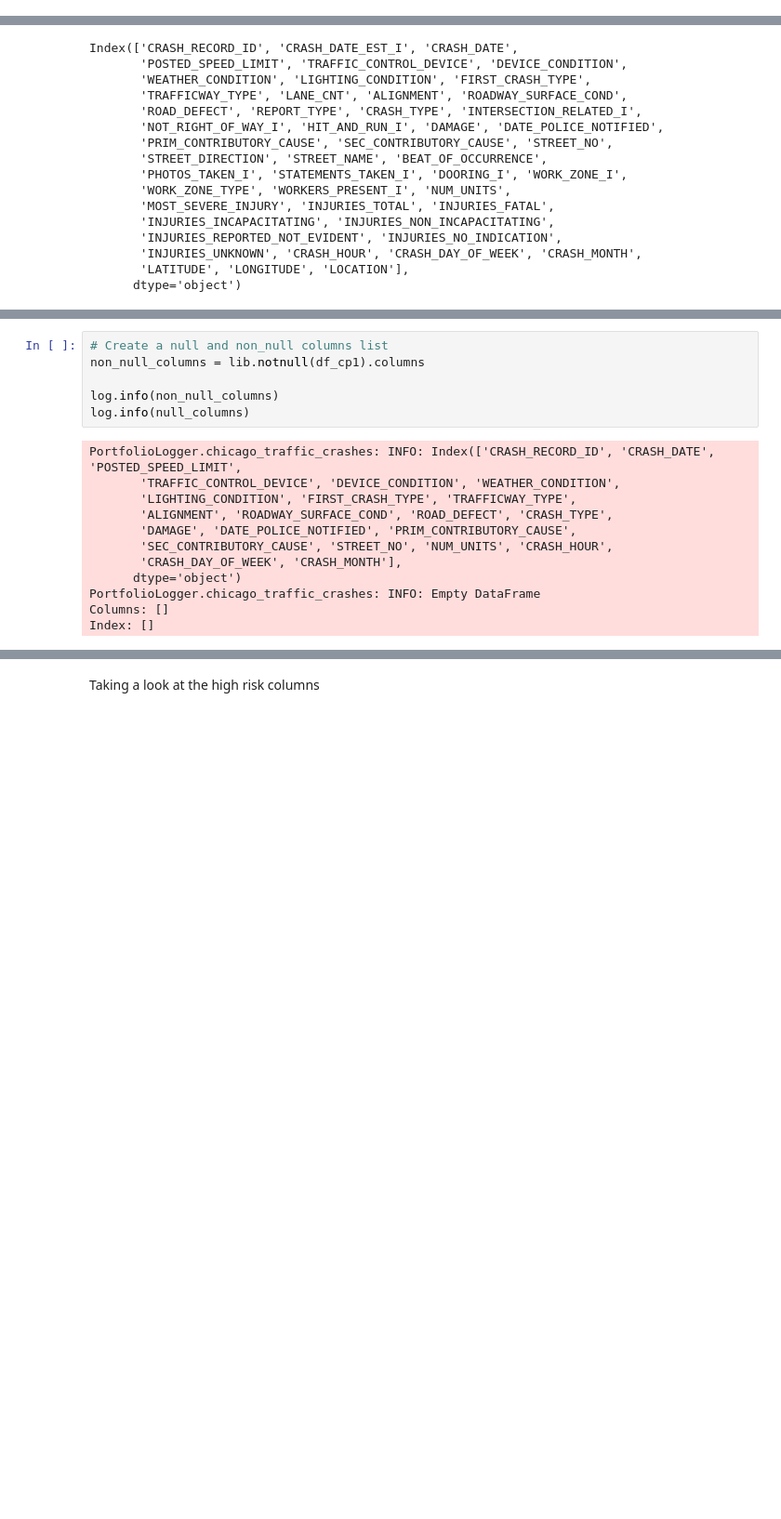
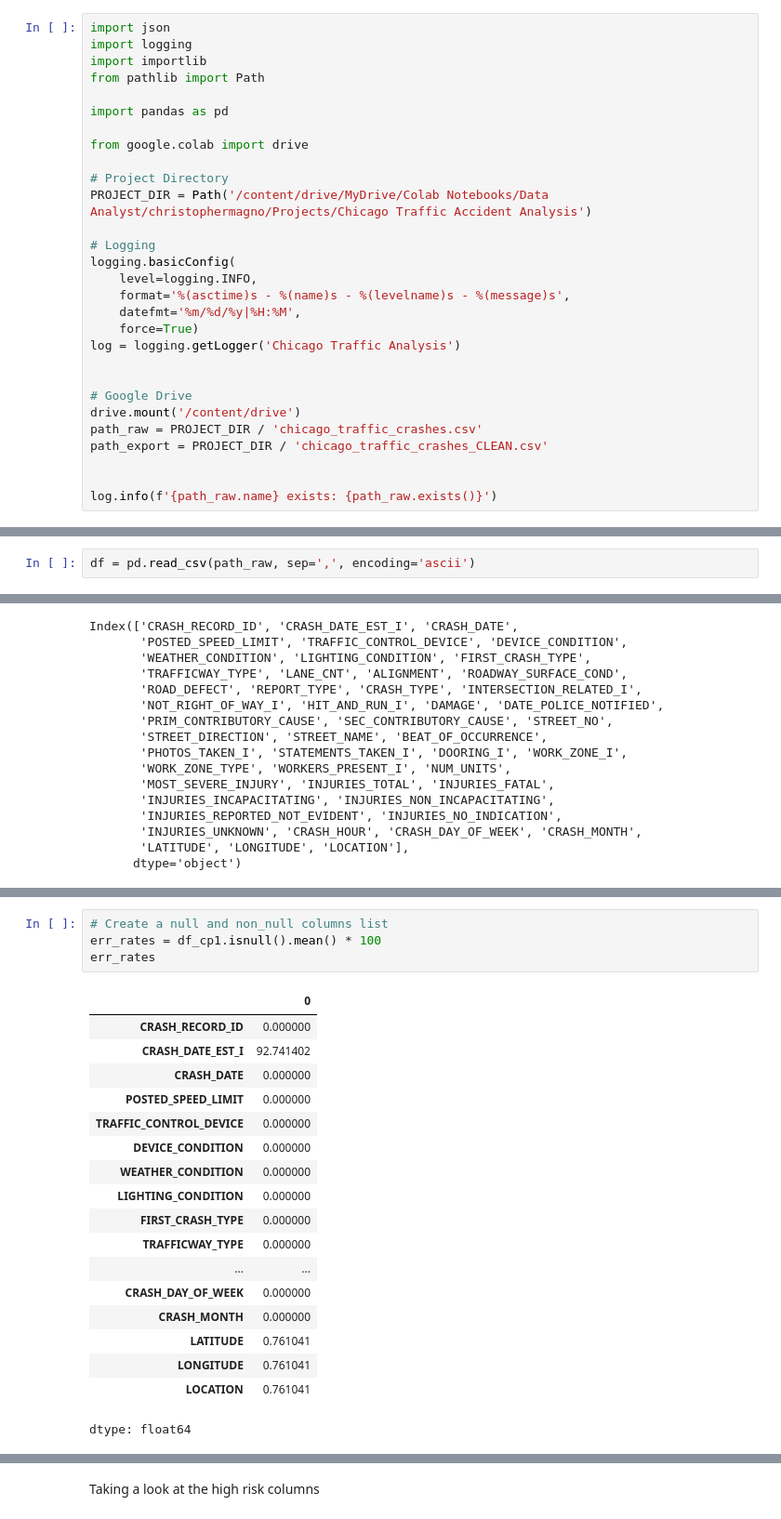
Before and after one commit to christophermagno/christophermagno, a Jupyter notebook: Projects/Chicago Traffic Accident Analysis/chicago_traffic_crashes.ipynb, the cells around one changed output, grey strips where cells are left out. Shown at 93% size. Drawn from its saved outputs; the diff is of its cells as text; blank space fills up the shorter version.

```diff
--- a/Projects/Chicago Traffic Accident Analysis/chicago_traffic_crashes.ipynb
+++ b/Projects/Chicago Traffic Accident Analysis/chicago_traffic_crashes.ipynb
@@ -41,0 +27,29 @@ log = lib.getLogger(project.name)
+# %%
+import json
+import logging
+import importlib
+from pathlib import Path
+
+import pandas as pd
+
+from google.colab import drive
+
+# Project Directory
+PROJECT_DIR = Path('/content/drive/MyDrive/Colab Notebooks/Data Analyst/christophermagno/Projects/Chicago Traffic Accident Analysis')
+
+# Logging
+logging.basicConfig(
+    level=logging.INFO,
+    format='%(asctime)s - %(name)s - %(levelname)s - %(message)s',
+    datefmt='%m/%d/%y|%H:%M',
+    force=True)
+log = logging.getLogger('Chicago Traffic Analysis')
+
+
+# Google Drive
+drive.mount('/content/drive')
+path_raw = PROJECT_DIR / 'chicago_traffic_crashes.csv'
+path_export = PROJECT_DIR / 'chicago_traffic_crashes_CLEAN.csv'
+
+
+log.info(f'{path_raw.name} exists: {path_raw.exists()}')
@@ -51,3 +61,5 @@ PortfolioLogger.lib.performance: INFO: <function read_data at 0x...> took 5.061
+# %%
+df = pd.read_csv(path_raw, sep=',', encoding='ascii')
 # %% [markdown]
 ## Getting the general info to see what we're working with
 # %%
@@ -138,19 +129,24 @@ Index(['CRASH_RECORD_ID', 'CRASH_DATE_EST_I', 'CRASH_DATE',
 # %%
 # Create a null and non_null columns list
-non_null_columns = lib.notnull(df_cp1).columns
-
-log.info(non_null_columns)
-log.info(null_columns)
+err_rates = df_cp1.isnull().mean() * 100
+err_rates
 # %% [output]
+|  | 0 |
+| CRASH_RECORD_ID | 0.000000 |
+| CRASH_DATE_EST_I | 92.741402 |
+| CRASH_DATE | 0.000000 |
+| POSTED_SPEED_LIMIT | 0.000000 |
+| TRAFFIC_CONTROL_DEVICE | 0.000000 |
+| DEVICE_CONDITION | 0.000000 |
+| WEATHER_CONDITION | 0.000000 |
+| LIGHTING_CONDITION | 0.000000 |
+| FIRST_CRASH_TYPE | 0.000000 |
+| TRAFFICWAY_TYPE | 0.000000 |
+| ... | ... |
+| CRASH_DAY_OF_WEEK | 0.000000 |
+| CRASH_MONTH | 0.000000 |
+| LATITUDE | 0.761041 |
+| LONGITUDE | 0.761041 |
+| LOCATION | 0.761041 |
-PortfolioLogger.chicago_traffic_crashes: INFO: Index(['CRASH_RECORD_ID', 'CRASH_DATE', 'POSTED_SPEED_LIMIT',
-       'TRAFFIC_CONTROL_DEVICE', 'DEVICE_CONDITION', 'WEATHER_CONDITION',
-       'LIGHTING_CONDITION', 'FIRST_CRASH_TYPE', 'TRAFFICWAY_TYPE',
-       'ALIGNMENT', 'ROADWAY_SURFACE_COND', 'ROAD_DEFECT', 'CRASH_TYPE',
-       'DAMAGE', 'DATE_POLICE_NOTIFIED', 'PRIM_CONTRIBUTORY_CAUSE',
-       'SEC_CONTRIBUTORY_CAUSE', 'STREET_NO', 'NUM_UNITS', 'CRASH_HOUR',
-       'CRASH_DAY_OF_WEEK', 'CRASH_MONTH'],
-      dtype='object')
-PortfolioLogger.chicago_traffic_crashes: INFO: Empty DataFrame
-Columns: []
-Index: []
+dtype: float64
 # %% [markdown]
```
Also changed, not shown: parts of 111 cells of this notebook.
